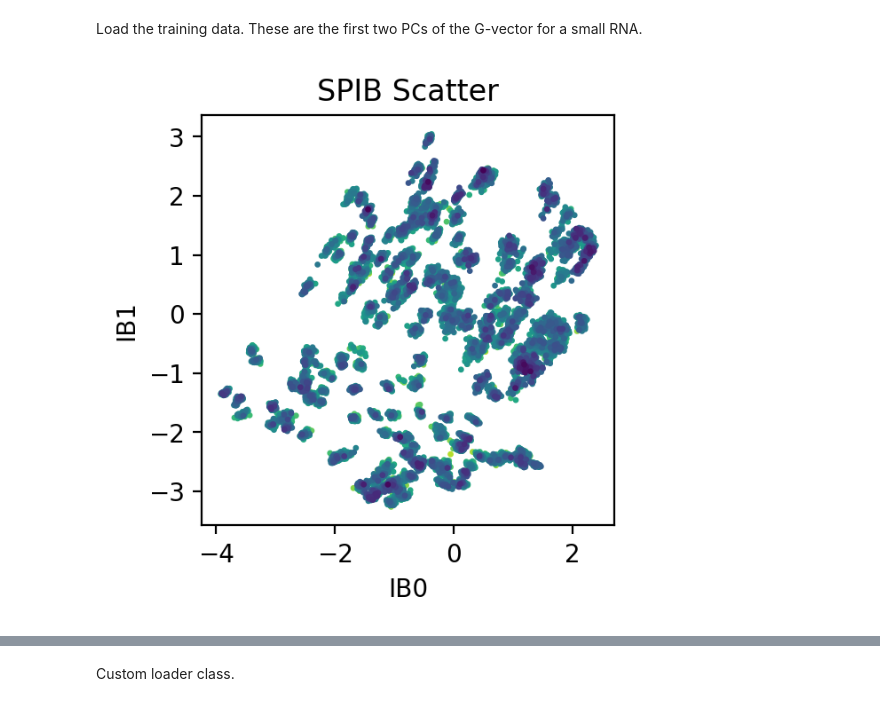
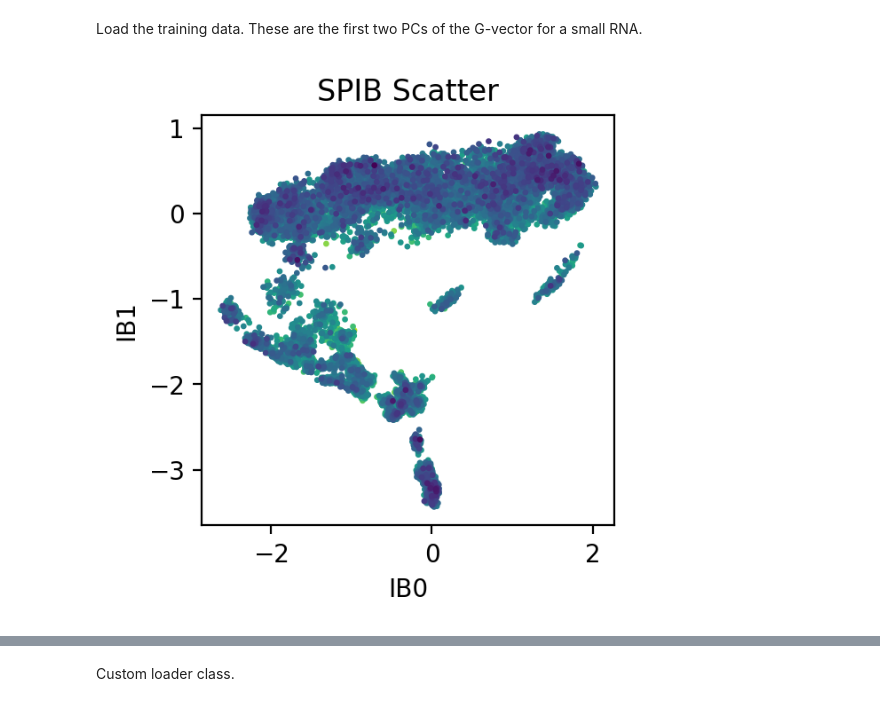
Before and after one commit to lherron2/thermodynamic-maps, a Jupyter notebook: nb/TM_nb.ipynb, the cells around one changed output, grey strips where cells are left out. Drawn from its saved outputs; the diff is of its cells as text; code cells hidden in the pictures.

```diff
--- a/nb/TM_nb.ipynb
+++ b/nb/TM_nb.ipynb
@@ -11,36 +11,36 @@ from collections import defaultdict
 # %% [markdown]
 Load the training data. These are the first two PCs of the G-vector for a small RNA.
 # %%
-in_path = "../example/FMN_riboswitch_spib.csv"
+in_path = "../example/6E1W.csv"
 
 pc1_vals = []
 pc2_vals = []
 temperature = []
 potential = []
 indices = []
 
 # Load using csv module
 with open(in_path, "r", newline="") as f:
     reader = csv.DictReader(f)
     for row in reader:
         indices.append(row["index"])
         pc1_vals.append(float(row["ib0"]))
         pc2_vals.append(float(row["ib1"]))
         temperature.append(float(row['temperature']))
         potential.append(float(row['potential']))
 
 # Make a scatter plot (no styles/colors specified)
 plt.figure(dpi=200, figsize=(3,3));
 pc1_vals = np.array(pc1_vals)
 pc2_vals = np.array(pc2_vals)
 potential = np.array(potential)
 idxs = np.argsort(potential)[::-1]
 
 plt.scatter(pc1_vals[idxs], pc2_vals[idxs], c=potential[idxs], s=2);
 plt.xlabel("IB0");
 plt.ylabel("IB1");
 plt.title("SPIB Scatter");
 plt.show();
 plt.close();
 # %% [output]
-[figure, old version]
+[figure, new version]
```
Also changed, not shown: parts of 18 cells of this notebook.
